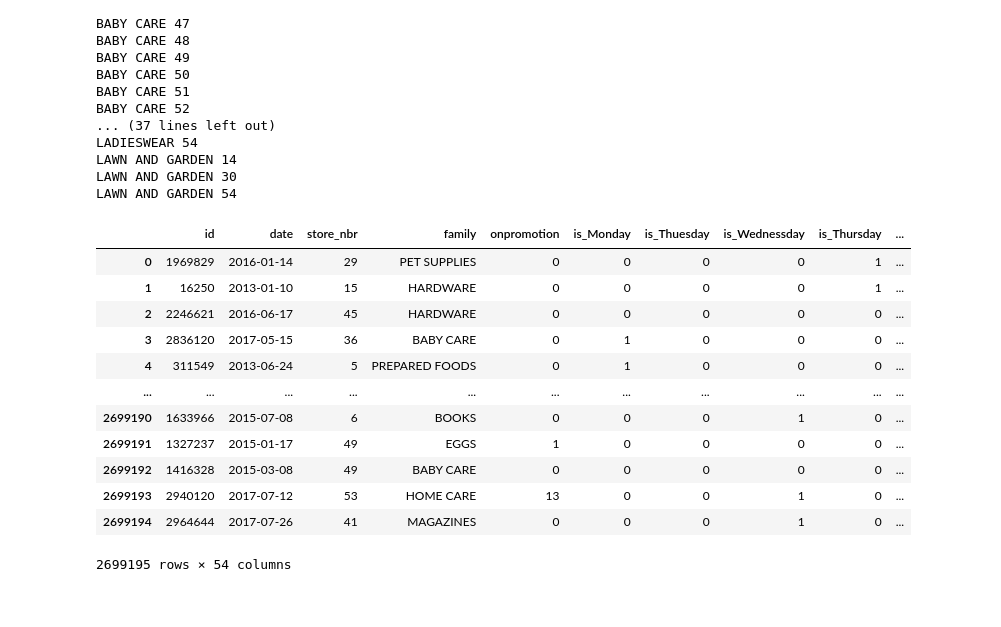
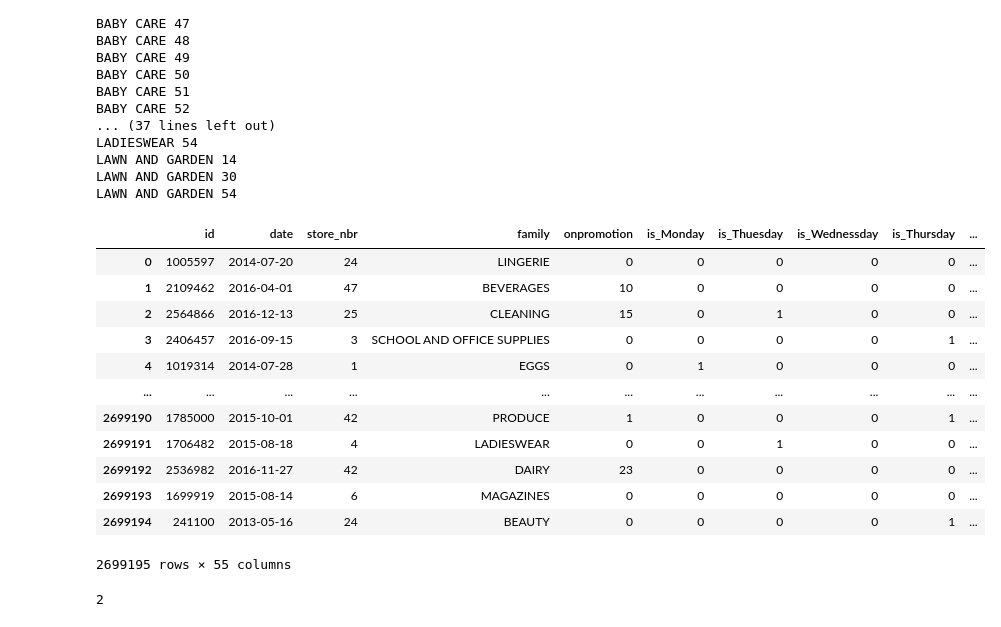
Before and after one commit to awkwarrd/sales-analysis, a Jupyter notebook: src/ModelBuildingAndValidation.ipynb, the cells around one changed output. Drawn from its saved outputs; the diff is of its cells as text; code cells hidden in the pictures.

Commit message:
fix : SplittedPredictor fixed

```diff
--- a/src/ModelBuildingAndValidation.ipynb
+++ b/src/ModelBuildingAndValidation.ipynb
@@ -99,7 +99,7 @@ class OilTransformer(BaseEstimator, TransformerMixin):
         oil_interpolated["date"] = pd.date_range(start="2013-01-01", end="2017-08-15")
         oil_interpolated = oil_interpolated.merge(self.oil, on="date", how="left")
         oil_interpolated["dcoilwtico_interpolated"] = oil_interpolated["dcoilwtico"].interpolate()
-        oil_interpolated["dcoilwtico_interpolated"].bfill()
+        oil_interpolated["dcoilwtico_interpolated"] = oil_interpolated["dcoilwtico_interpolated"].bfill()
 
         self.oil = oil_interpolated
 
@@ -344,26 +345,26 @@ class SplittedPredictor(RegressorMixin, BaseEstimator):
 # %%
 from sklearn.pipeline import Pipeline
 
 pipeline = Pipeline([
                 ("weekdays", WeekdayTransformer()),
                 ("oil", OilTransformer(oil)),
                 ("stores", StoresTransformer(stores)),
                 ("holidays", HolidaysTransformer(holidays))
 ])
 
-x = pipeline.fit_transform(X_train)
+x = pipeline.fit_transform(pd.concat([X_train, y_train], axis=1))
 x
 # %% [output]
 |  | id | date | store_nbr | family | onpromotion | is_Monday | is_Thuesday | is_Wednessday | is_Thursday | ... |
-| 0 | 1969829 | 2016-01-14 | 29 | PET SUPPLIES | 0 | 0 | 0 | 0 | 1 | ... |
-| 1 | 16250 | 2013-01-10 | 15 | HARDWARE | 0 | 0 | 0 | 0 | 1 | ... |
-| 2 | 2246621 | 2016-06-17 | 45 | HARDWARE | 0 | 0 | 0 | 0 | 0 | ... |
-| 3 | 2836120 | 2017-05-15 | 36 | BABY CARE | 0 | 1 | 0 | 0 | 0 | ... |
-| 4 | 311549 | 2013-06-24 | 5 | PREPARED FOODS | 0 | 1 | 0 | 0 | 0 | ... |
+| 0 | 1005597 | 2014-07-20 | 24 | LINGERIE | 0 | 0 | 0 | 0 | 0 | ... |
+| 1 | 2109462 | 2016-04-01 | 47 | BEVERAGES | 10 | 0 | 0 | 0 | 0 | ... |
+| 2 | 2564866 | 2016-12-13 | 25 | CLEANING | 15 | 0 | 1 | 0 | 0 | ... |
+| 3 | 2406457 | 2016-09-15 | 3 | SCHOOL AND OFFICE SUPPLIES | 0 | 0 | 0 | 0 | 1 | ... |
+| 4 | 1019314 | 2014-07-28 | 1 | EGGS | 0 | 1 | 0 | 0 | 0 | ... |
 | ... | ... | ... | ... | ... | ... | ... | ... | ... | ... | ... |
-| 2699190 | 1633966 | 2015-07-08 | 6 | BOOKS | 0 | 0 | 0 | 1 | 0 | ... |
-| 2699191 | 1327237 | 2015-01-17 | 49 | EGGS | 1 | 0 | 0 | 0 | 0 | ... |
-| 2699192 | 1416328 | 2015-03-08 | 49 | BABY CARE | 0 | 0 | 0 | 0 | 0 | ... |
-| 2699193 | 2940120 | 2017-07-12 | 53 | HOME CARE | 13 | 0 | 0 | 1 | 0 | ... |
-| 2699194 | 2964644 | 2017-07-26 | 41 | MAGAZINES | 0 | 0 | 0 | 1 | 0 | ... |
+| 2699190 | 1785000 | 2015-10-01 | 42 | PRODUCE | 1 | 0 | 0 | 0 | 1 | ... |
+| 2699191 | 1706482 | 2015-08-18 | 4 | LADIESWEAR | 0 | 0 | 1 | 0 | 0 | ... |
+| 2699192 | 2536982 | 2016-11-27 | 42 | DAIRY | 23 | 0 | 0 | 0 | 0 | ... |
+| 2699193 | 1699919 | 2015-08-14 | 6 | MAGAZINES | 0 | 0 | 0 | 0 | 0 | ... |
+| 2699194 | 241100 | 2013-05-16 | 24 | BEAUTY | 0 | 0 | 0 | 0 | 1 | ... |
-2699195 rows × 54 columns
+2699195 rows × 55 columns
@@ -372,0 +371,8 @@ predator.fit(X_train, y_train)
+# %%
+X_train_pr = x.drop("sales", axis="columns")
+y_train_pr = x.loc[:, "sales"]
+predator = SplittedPredictor(X_train_pr)
+
+predator.fit(X_train_pr, y_train_pr)
+# %% [output]
+2
```
Also changed, not shown: parts of 9 cells of this notebook.
